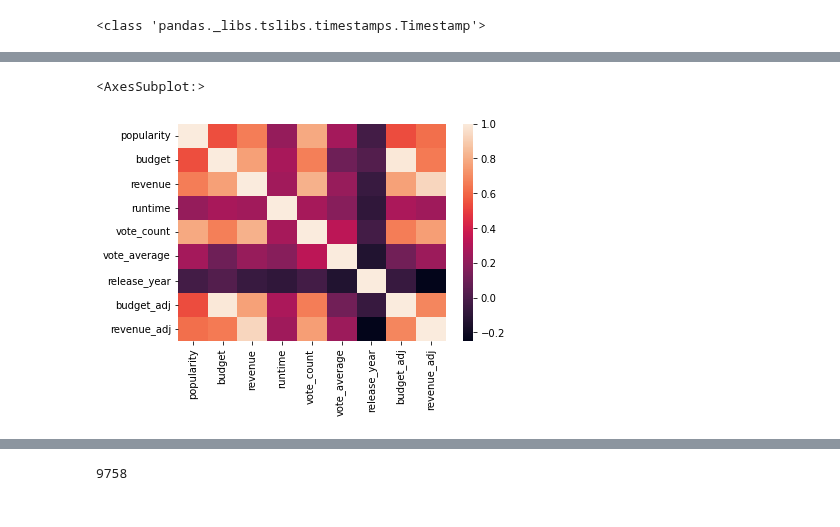
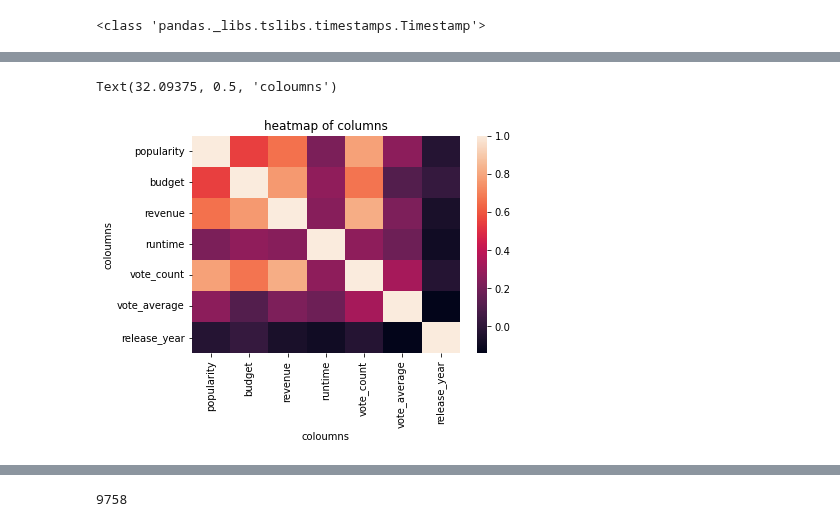
Before and after one commit to spongestm/udacity-project-1, a Jupyter notebook: UDACITY PROJECT 1.ipynb, the cells around one changed output, grey strips where cells are left out. Saved outputs shown, nothing was run; the diff lists cells and outputs as text; code cells hidden in the pictures.

```diff
--- a/UDACITY PROJECT 1.ipynb
+++ b/UDACITY PROJECT 1.ipynb
@@ -382,12 +392,16 @@ df[df['release_date']==oldest_mov]
 |  | id | imdb_id | popularity | budget | revenue | original_title | cast | homepage | director | overview | ... |
 | 10131 | 430 | tt0055256 | 0.303783 | 3000000 | 4000000 | One, Two, Three | James Cagney|Liselotte Pulver|Hor... | http://en.wikipedia.org/wiki/One,... | Billy Wilder | One, Two, Three â€“ A scorching b... | ... |
 # %%
-df1=df.drop(columns='id',axis=1)
+df1=df.drop(columns=['id','budget_adj','revenue_adj'],axis=1)
 # %%
 #finding correlation in dataset
 cor=df1.corr()
 # %%
-sns.heatmap(cor)
+ax = plt.axes()
+sns.heatmap(cor, ax = ax)
+ax.set_title('heatmap of columns')
+ax.set_xlabel('coloumns')
+ax.set_ylabel('coloumns')
 # %% [output]
-<AxesSubplot:>
+Text(32.09375, 0.5, 'coloumns')
-[figure, old version]
+[figure, new version]
```
Also changed, not shown: parts of 38 cells of this notebook.
